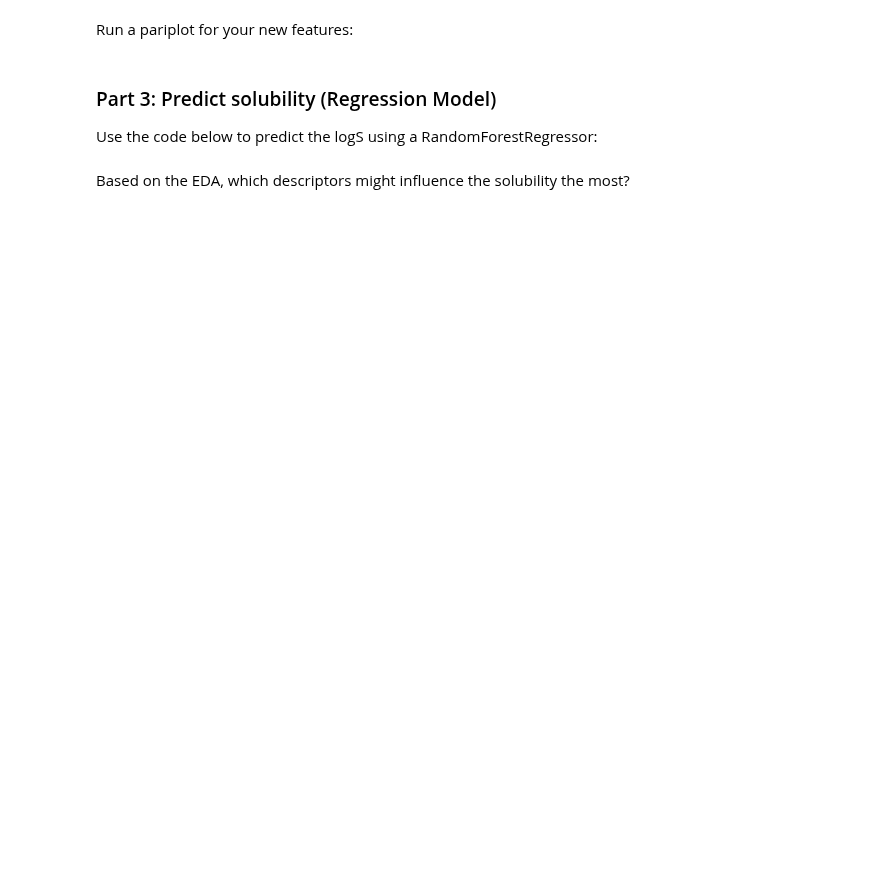
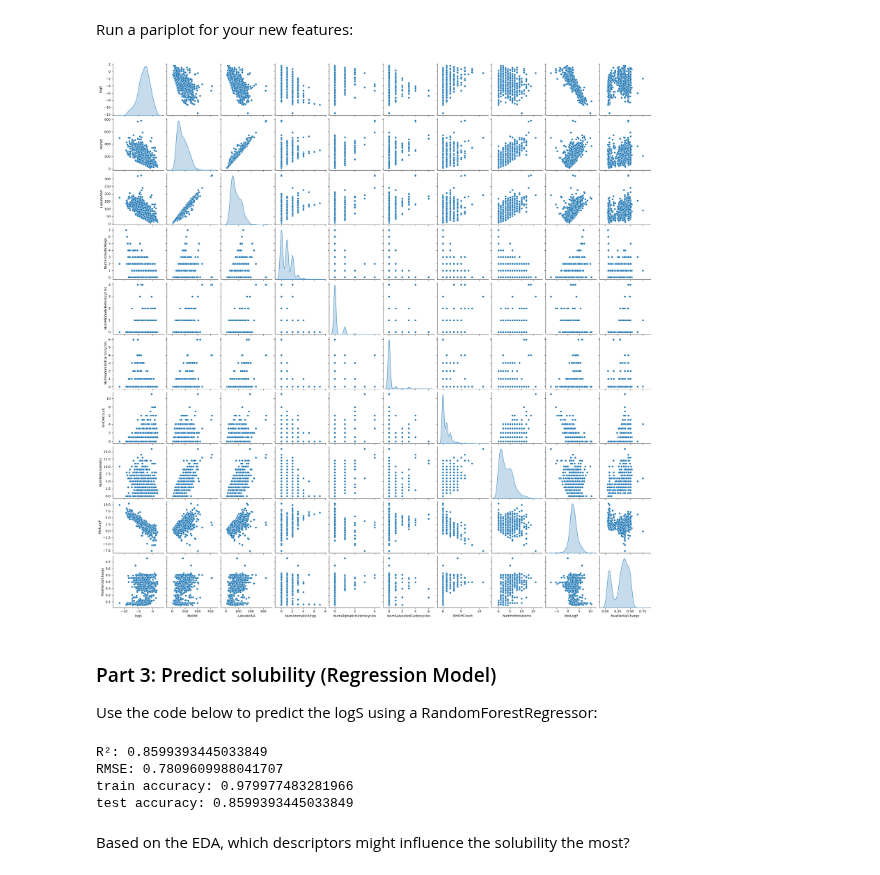
Before and after one commit to shiziyao/ChemicalDataScience103, a Jupyter notebook: lectures/session13/materials/RDKIt_Workshop.ipynb, the cells around one changed output. Drawn from its saved outputs; the diff is of its cells as text; code cells hidden in the pictures; blank space fills up the shorter version.

```diff
--- a/lectures/session13/materials/RDKIt_Workshop.ipynb
+++ b/lectures/session13/materials/RDKIt_Workshop.ipynb
@@ -44,5 +93,13 @@ def calc_descriptors(smiles):
     return Descriptors.MolWt(mol)
 
 df["MolWt"] = df["SMILES"].apply(lambda s: Descriptors.MolWt(Chem.MolFromSmiles(s)))
+df["LabuteASA"] = df["SMILES"].apply(lambda s: Descriptors.LabuteASA(Chem.MolFromSmiles(s)))
+df["NumAromaticRings"] = df["SMILES"].apply(lambda s: Descriptors.NumAromaticRings(Chem.MolFromSmiles(s)))
+df["NumAliphaticHeterocycles"] = df["SMILES"].apply(lambda s: Descriptors.NumAliphaticHeterocycles(Chem.MolFromSmiles(s)))
+df["NumSaturatedCarbocycles"] = df["SMILES"].apply(lambda s: Descriptors.NumSaturatedCarbocycles(Chem.MolFromSmiles(s)))
+df["NHOHCount"] = df["SMILES"].apply(lambda s: Descriptors.NHOHCount(Chem.MolFromSmiles(s)))
+df["NumHeteroatoms"] = df["SMILES"].apply(lambda s: Descriptors.NumHeteroatoms(Chem.MolFromSmiles(s)))
+df["MolLogP"] = df["SMILES"].apply(lambda s: Descriptors.MolLogP(Chem.MolFromSmiles(s)))
+df["MaxPartialCharge"] = df["SMILES"].apply(lambda s: Descriptors.MaxAbsPartialCharge(Chem.MolFromSmiles(s)))
 
 df.head()
@@ -49,5 +113,10 @@ df.head()
 # %% [markdown]
 Run a pariplot for your new features:
+# %%
+sns.pairplot(df,diag_kind='kde')
+plt.show()
+# %% [output]
+[figure, added]
 # %% [markdown]
 ### Part 3: Predict solubility (Regression Model)
 
@@ -58,7 +129,7 @@ from sklearn.ensemble import RandomForestRegressor
 from sklearn.metrics import r2_score, mean_squared_error
 import numpy as np
 
-X = df.drop(columns=["logS", "Compound ID", "SMILES"], axis=1)
+X = df.drop(columns=["logS", "Compound ID", "SMILES"])
 y = df["logS"]
 
 X_train, X_test, y_train, y_test = train_test_split(X, y, test_size=0.2, random_state=42)
@@ -70,6 +141,11 @@ print("R²:", r2_score(y_test, pred))
 print("RMSE:", np.sqrt(mean_squared_error(y_test, pred)))
 print("train accuracy:", model.score(X_train, y_train))
 print("test accuracy:", model.score(X_test, y_test))
+# %% [output]
+R²: 0.8599393445033849
+RMSE: 0.7809609988041707
+train accuracy: 0.979977483281966
+test accuracy: 0.8599393445033849
 # %% [markdown]
 Based on the EDA, which descriptors might influence the solubility the most?
 # %%
```
Also changed, not shown: parts of 11 cells of this notebook, 1 other file.
